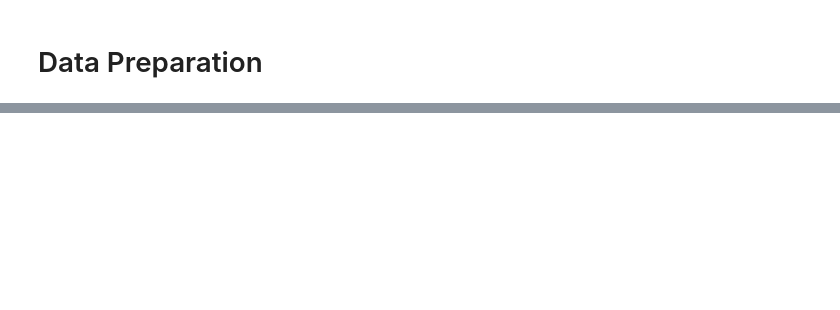
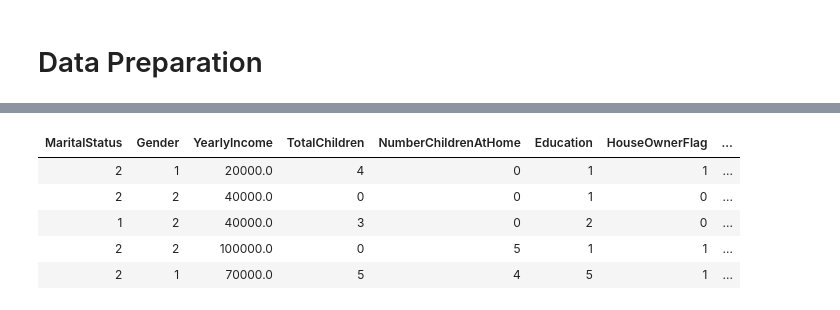
Before and after one commit to davew-msft/MLOps-E2E, a Jupyter notebook: BikeBuyer/ADBnotebooks/DataEngineering/Ingest.ipynb, the cells around one changed output, grey strips where cells are left out. Saved outputs shown, nothing was run; the diff lists cells and outputs as text; code cells hidden in the pictures; blank space fills up the shorter version.

```diff
--- a/BikeBuyer/ADBnotebooks/DataEngineering/Ingest.ipynb
+++ b/BikeBuyer/ADBnotebooks/DataEngineering/Ingest.ipynb
@@ -97,0 +139,25 @@ display(full_outer_join.limit(5))
+# %%
+from pyspark.sql.functions import *
+newMS = trans2.withColumn('MaritalStatus', regexp_replace('MaritalStatus', 'S', '1'))
+newMS = newMS.withColumn('MaritalStatus', regexp_replace('MaritalStatus', 'M', '2'))
+newG = newMS.withColumn('Gender', regexp_replace('Gender', 'M', '1'))
+newG = newG.withColumn('Gender', regexp_replace('Gender', 'F', '2'))
+newE = newG.withColumn('Education', regexp_replace('Education', 'High School', '1'))
+newE = newE.withColumn('Education', regexp_replace('Education', 'Partial College', '2'))
+newE = newE.withColumn('Education', regexp_replace('Education', 'Partial 1', '3'))
+newE = newE.withColumn('Education', regexp_replace('Education', 'Bachelors', '4'))
+newE = newE.withColumn('Education', regexp_replace('Education', 'Graduate Degree', '5'))
+newCD = newE.withColumn('CommuteDistance', regexp_replace('CommuteDistance', ' Miles', ''))
+newCD = newCD.withColumn('CommuteDistance', regexp_replace('CommuteDistance', '0-1', '1'))
+newCD = newCD.withColumn('CommuteDistance', regexp_replace('CommuteDistance', '1-2', '2'))
+newCD = newCD.withColumn('CommuteDistance', regexp_replace('CommuteDistance', '2-5', '5'))
+newCD = newCD.withColumn('CommuteDistance', regexp_replace('CommuteDistance', '5-10', '10'))
+#newCD = newCD.withColumn('CommuteDistance', regexp_replace('CommuteDistance', '10+', '11'))
+display(newCD.limit(5))
+# %% [output]
+| MaritalStatus | Gender | YearlyIncome | TotalChildren | NumberChildrenAtHome | Education | HouseOwnerFlag | ... |
+| 2 | 1 | 20000.0 | 4 | 0 | 1 | 1 | ... |
+| 2 | 2 | 40000.0 | 0 | 0 | 1 | 0 | ... |
+| 1 | 2 | 40000.0 | 3 | 0 | 2 | 0 | ... |
+| 2 | 2 | 100000.0 | 0 | 5 | 1 | 1 | ... |
+| 2 | 1 | 70000.0 | 5 | 4 | 5 | 1 | ... |
```
Also changed, not shown: parts of 16 cells of this notebook.
